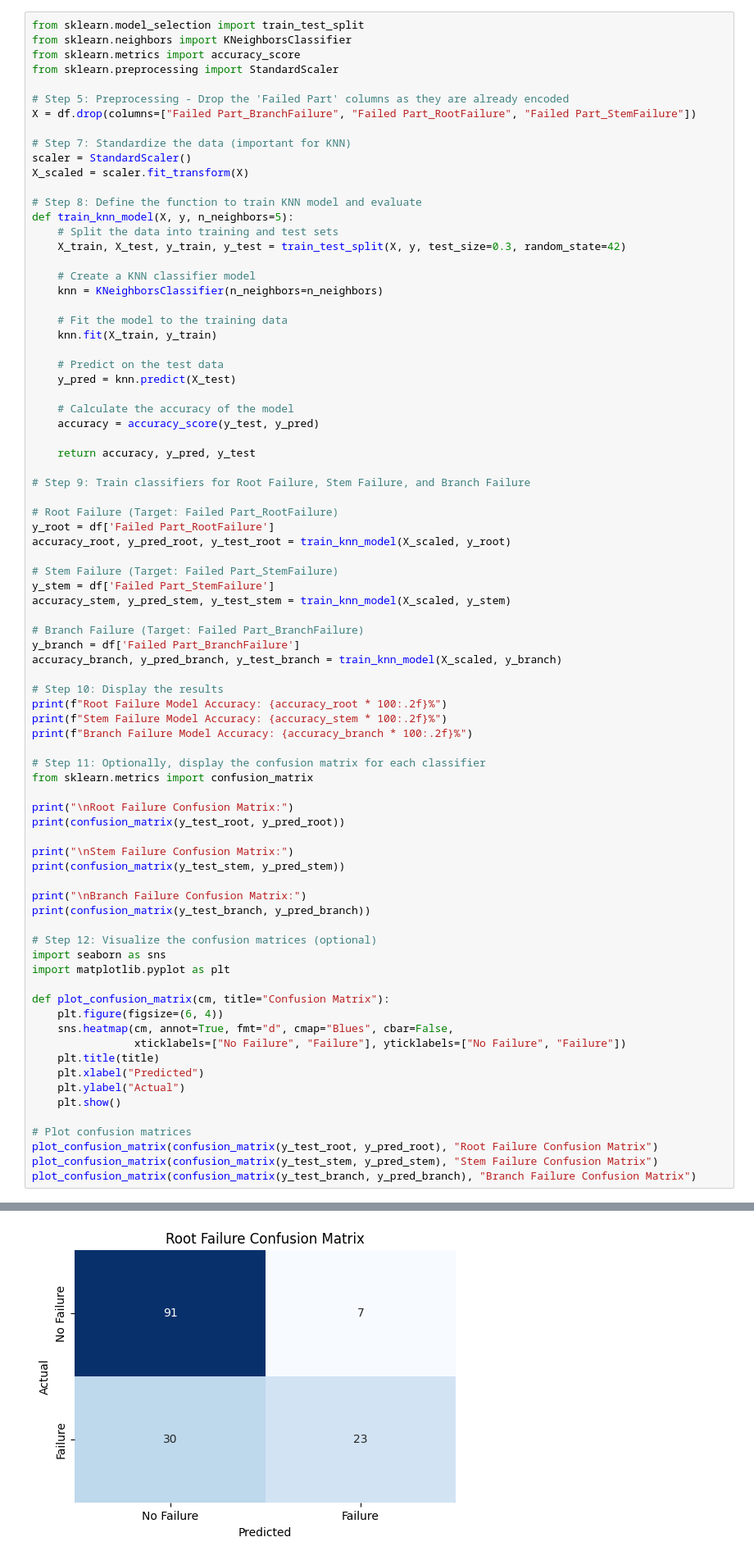
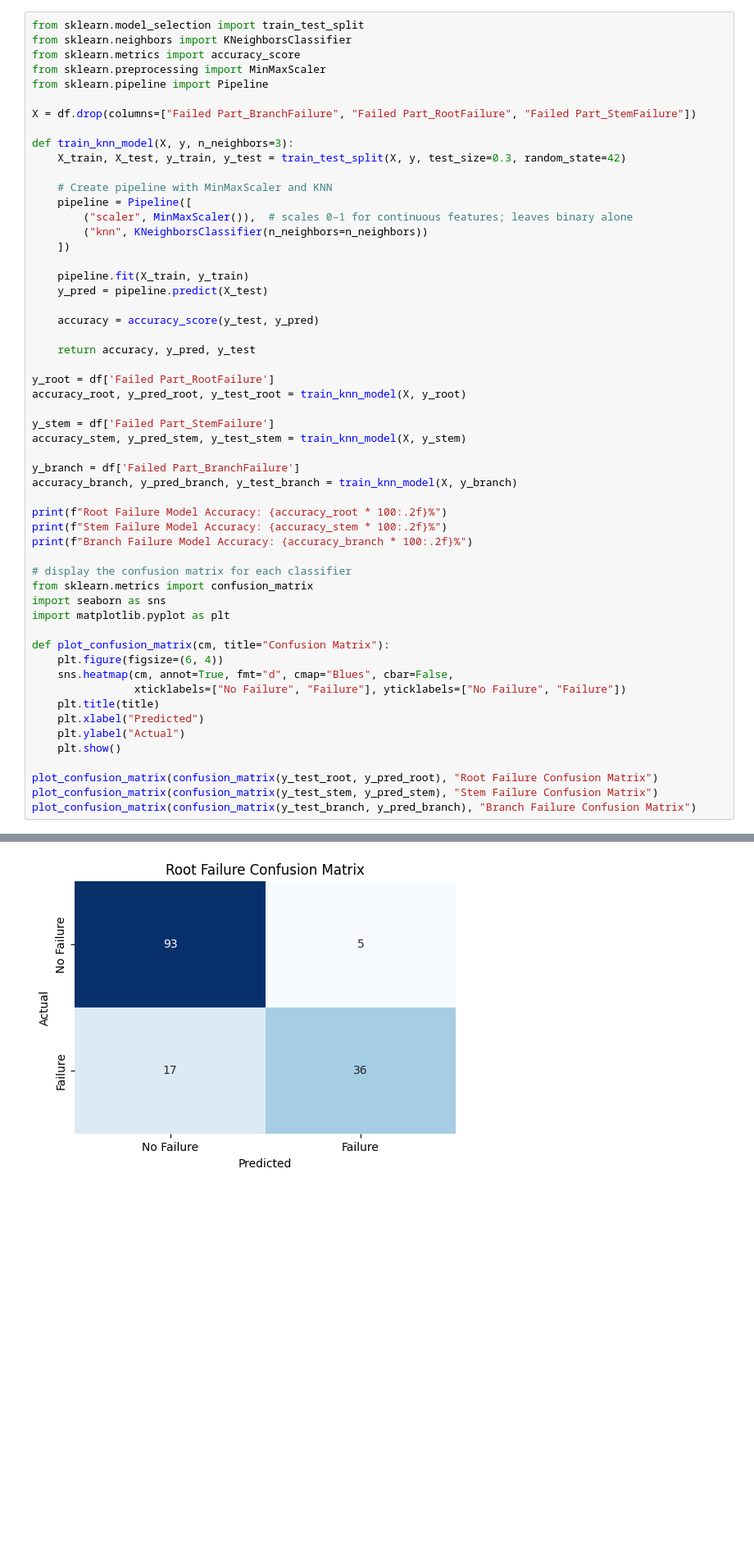
Before and after one commit to roshan-mahesh/Tree-Failure-Analysis, a Jupyter notebook: knn/main.ipynb, the cells around one changed output, grey strips where cells are left out. Shown: that part at 82% size. Cells and saved outputs as stored; diff of their text form; blank space fills up the shorter version.

```diff
--- a/knn/main.ipynb
+++ b/knn/main.ipynb
@@ -56,66 +91,42 @@ print(df.head())
 from sklearn.model_selection import train_test_split
 from sklearn.neighbors import KNeighborsClassifier
 from sklearn.metrics import accuracy_score
-from sklearn.preprocessing import StandardScaler
+from sklearn.preprocessing import MinMaxScaler
+from sklearn.pipeline import Pipeline
 
-# Step 5: Preprocessing - Drop the 'Failed Part' columns as they are already encoded
 X = df.drop(columns=["Failed Part_BranchFailure", "Failed Part_RootFailure", "Failed Part_StemFailure"])
 
-# Step 7: Standardize the data (important for KNN)
-scaler = StandardScaler()
-X_scaled = scaler.fit_transform(X)
-
-# Step 8: Define the function to train KNN model and evaluate
-def train_knn_model(X, y, n_neighbors=5):
-    # Split the data into training and test sets
+def train_knn_model(X, y, n_neighbors=3):
     X_train, X_test, y_train, y_test = train_test_split(X, y, test_size=0.3, random_state=42)
 
-    # Create a KNN classifier model
-    knn = KNeighborsClassifier(n_neighbors=n_neighbors)
+    # Create pipeline with MinMaxScaler and KNN
+    pipeline = Pipeline([
+        ("scaler", MinMaxScaler()),  # scales 0–1 for continuous features; leaves binary alone
+        ("knn", KNeighborsClassifier(n_neighbors=n_neighbors))
+    ])
 
-    # Fit the model to the training data
-    knn.fit(X_train, y_train)
+    pipeline.fit(X_train, y_train)
+    y_pred = pipeline.predict(X_test)
 
-    # Predict on the test data
-    y_pred = knn.predict(X_test)
-
-    # Calculate the accuracy of the model
     accuracy = accuracy_score(y_test, y_pred)
 
     return accuracy, y_pred, y_test
 
-# Step 9: Train classifiers for Root Failure, Stem Failure, and Branch Failure
+y_root = df['Failed Part_RootFailure']
+accuracy_root, y_pred_root, y_test_root = train_knn_model(X, y_root)
 
-# Root Failure (Target: Failed Part_RootFailure)
-y_root = df['Failed Part_RootFailure']
-accuracy_root, y_pred_root, y_test_root = train_knn_model(X_scaled, y_root)
+y_stem = df['Failed Part_StemFailure']
+accuracy_stem, y_pred_stem, y_test_stem = train_knn_model(X, y_stem)
 
-# Stem Failure (Target: Failed Part_StemFailure)
-y_stem = df['Failed Part_StemFailure']
-accuracy_stem, y_pred_stem, y_test_stem = train_knn_model(X_scaled, y_stem)
+y_branch = df['Failed Part_BranchFailure']
+accuracy_branch, y_pred_branch, y_test_branch = train_knn_model(X, y_branch)
 
-# Branch Failure (Target: Failed Part_BranchFailure)
-y_branch = df['Failed Part_BranchFailure']
-accuracy_branch, y_pred_branch, y_test_branch = train_knn_model(X_scaled, y_branch)
-
-# Step 10: Display the results
 print(f"Root Failure Model Accuracy: {accuracy_root * 100:.2f}%")
 print(f"Stem Failure Model Accuracy: {accuracy_stem * 100:.2f}%")
 print(f"Branch Failure Model Accuracy: {accuracy_branch * 100:.2f}%")
 
-# Step 11: Optionally, display the confusion matrix for each classifier
+# display the confusion matrix for each classifier
 from sklearn.metrics import confusion_matrix
-
-print("\nRoot Failure Confusion Matrix:")
-print(confusion_matrix(y_test_root, y_pred_root))
-
-print("\nStem Failure Confusion Matrix:")
-print(confusion_matrix(y_test_stem, y_pred_stem))
-
-print("\nBranch Failure Confusion Matrix:")
-print(confusion_matrix(y_test_branch, y_pred_branch))
-
-# Step 12: Visualize the confusion matrices (optional)
 import seaborn as sns
 import matplotlib.pyplot as plt
 
@@ -128,7 +139,6 @@ def plot_confusion_matrix(cm, title="Confusion Matrix"):
     plt.ylabel("Actual")
     plt.show()
 
-# Plot confusion matrices
 plot_confusion_matrix(confusion_matrix(y_test_root, y_pred_root), "Root Failure Confusion Matrix")
 plot_confusion_matrix(confusion_matrix(y_test_stem, y_pred_stem), "Stem Failure Confusion Matrix")
 plot_confusion_matrix(confusion_matrix(y_test_branch, y_pred_branch), "Branch Failure Confusion Matrix")
@@ -151,3 +149,3 @@ Branch Failure Confusion Matrix:
-[figure, old version]
+[figure, new version]
 [figure]
 [figure]
```
Also changed, not shown: parts of 6 cells of this notebook, 12 other files.
